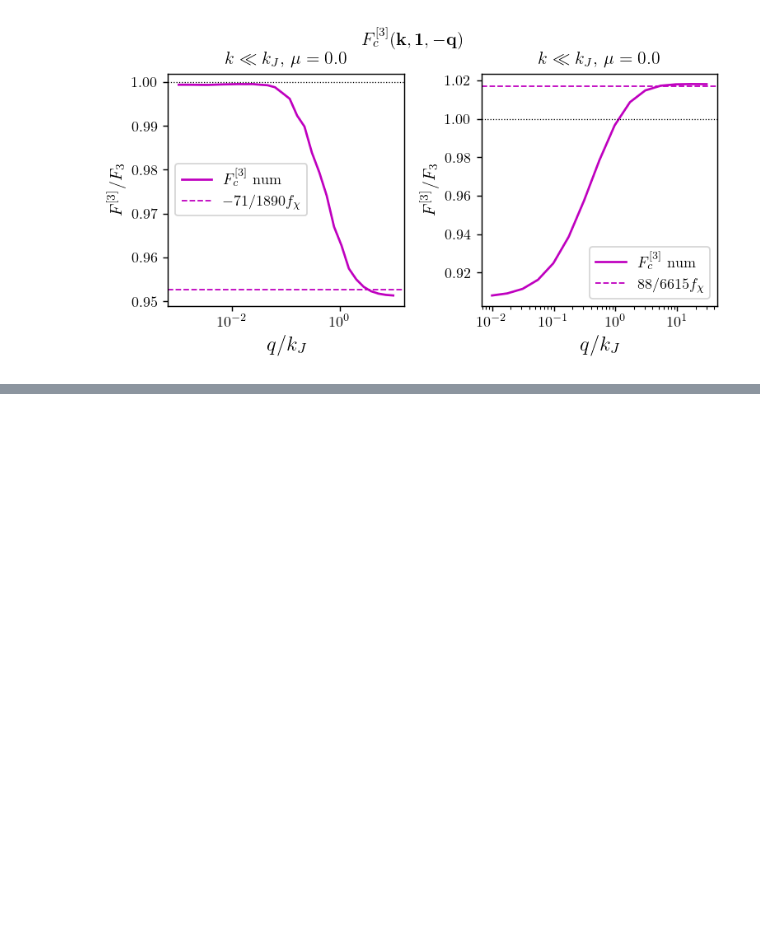
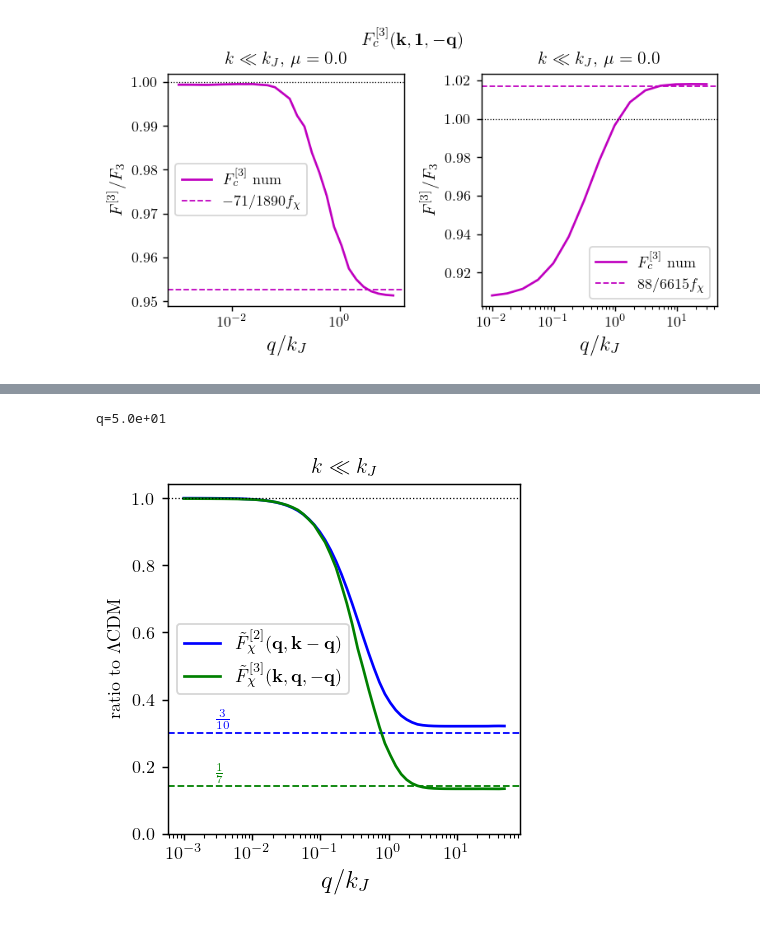
Before and after one commit to fverd/class, a Jupyter notebook: soundspeed-scripts/kernels-fullnum/tabellona-kernels.ipynb, the cells around one changed output, grey strips where cells are left out. Cells and saved outputs as stored; diff of their text form; code cells hidden in the pictures; blank space fills up the shorter version.

```diff
--- a/soundspeed-scripts/kernels-fullnum/tabellona-kernels.ipynb
+++ b/soundspeed-scripts/kernels-fullnum/tabellona-kernels.ipynb
@@ -233,0 +311,49 @@ q=3.0e+01
+# %%
+plt.figure(figsize=(3.5, 3.5), dpi=130)
+
+mup=0. #MUST EVALUATE IT AT mu=0, otherwise the eds has a divergence
+kplow=1.e-3
+qlist=np.logspace(-3,np.log10(50),60)
+Flist_low=[];Flist_high=[]
+for qp in qlist:
+    print(f'q={qp:.1e}', end='\r')
+    kMq = np.sqrt(kplow**2 + qp**2 - 2*kplow*qp*mup)
+    cT12 = (kplow*mup-qp)/kMq
+    F2c,_,F2x,_= nk.solve_F2([qp,kMq,cT12], return_timedep=False)
+    Flist_low.append([F2x,nk.F2_0(kplow,qp,mup)])
+Flist_low=np.array(Flist_low);
+
+# First plot
+plt.plot(qlist,Flist_low[:,0]/Flist_low[:,1], 'b', label=r'$\tilde F_\chi^{[2]}(\mathbf{q},\mathbf{k}-\mathbf{q})$')
+F2chi_qkMq_limB = 3/10
+plt.axhline(F2chi_qkMq_limB, color='b', linestyle='--', linewidth=1)
+plt.text(3.e-3, 0.33, r'$\frac{3}{10}$', color='b', fontsize=9)
+
+mup=0. #MUST EVALUATE IT AT mu=0, otherwise the eds has a divergence
+kplow=1.e-4
+qlist=np.logspace(-3,np.log10(50),60)
+F3list_low=[]
+for qp in qlist:
+    print(f'q={qp:.1e}', end='\r', flush=True)
+    F3c,_,F3x,_=nk.solve_F3([kplow,qp,mup], return_timedep=False)
+    F3list_low.append([F3x/g_ank(kplow),nk.F3_0(kplow,qp,mup)])
+F3list_low=np.array(F3list_low).T;
+
+# Second plot
+plt.plot(qlist,F3list_low[0]/F3list_low[1], 'g', label=r'$\tilde F_\chi^{[3]}(\mathbf{k},\mathbf{q},-\mathbf{q})$')
+plt.axhline(1/7, color='g', linestyle='--', linewidth=1)
+plt.text(3.e-3, 0.17, r'$\frac{1}{7}$', color='g', fontsize=9)
+
+
+plt.axhline(1, color='k', linestyle=':', linewidth=0.7)
+plt.legend()
+plt.ylim([0.,None])
+plt.title(r'$k\ll k_J$')
+plt.ylabel(r'ratio to $\Lambda$CDM', fontsize=10)
+plt.xscale('log')
+plt.xlabel(r'$q/k_J$', fontsize=14)
+# plt.savefig('/home/fverdian/class/soundspeed-scripts/figure/F23chi.pdf', bbox_inches='tight')
+plt.show()
+# %% [output]
+q=5.0e+01
+[figure, added]
```
Also changed, not shown: parts of 5 cells of this notebook, 5 other files.
